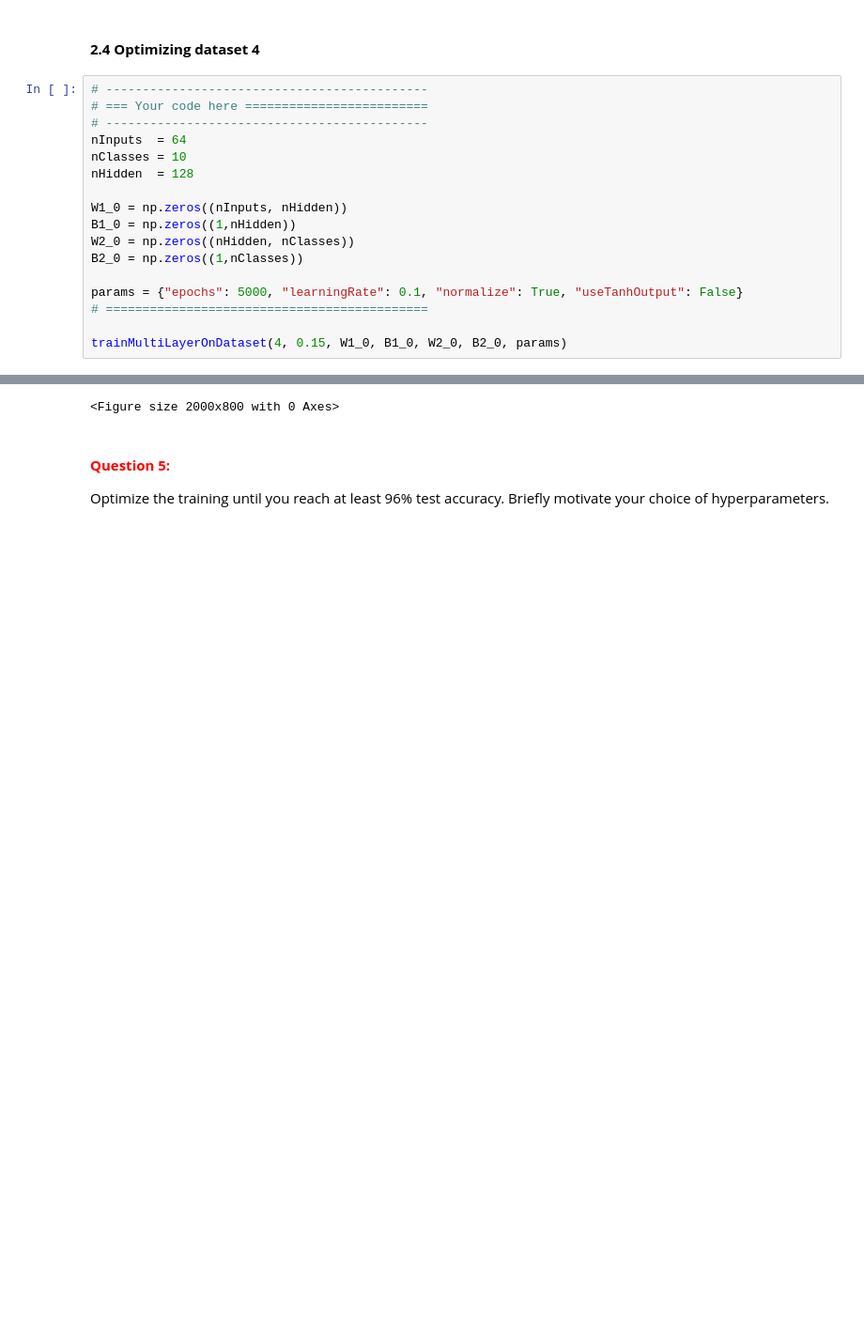
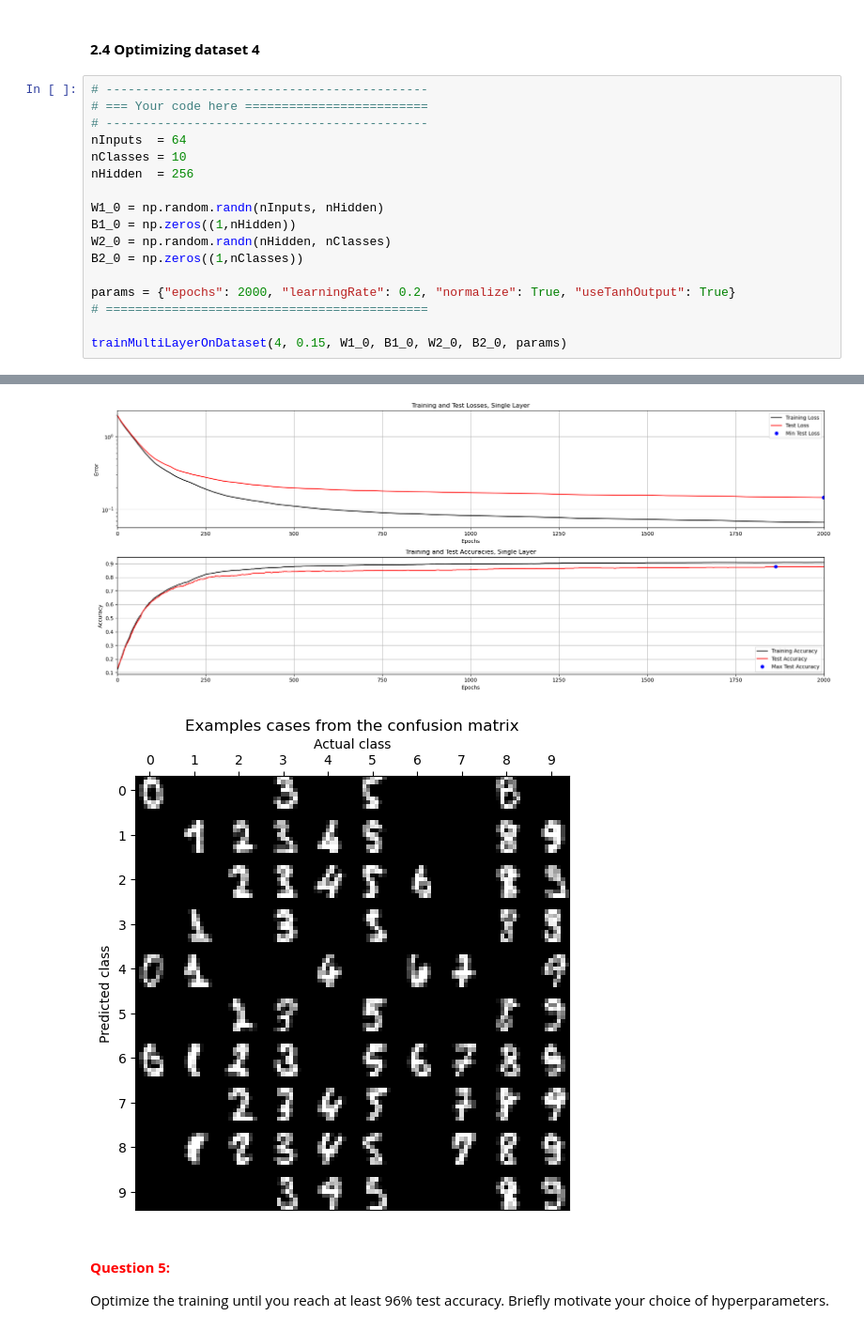
Before and after one commit to hugo-morvan/Neural_Networks, a Jupyter notebook: LabCode/A1_Supervised/main3_MultiLayer.ipynb, the cells around one changed output, grey strips where cells are left out. Shown at 94% size. Drawn from its saved outputs; the diff is of its cells as text; blank space fills up the shorter version.

```diff
--- a/LabCode/A1_Supervised/main3_MultiLayer.ipynb
+++ b/LabCode/A1_Supervised/main3_MultiLayer.ipynb
@@ -482,14 +477,14 @@ Optimize the training until you reach at least 99% test accuracy. Briefly motiva
 # --------------------------------------------
 nInputs  = 64
 nClasses = 10
-nHidden  = 128
+nHidden  = 256
 
-W1_0 = np.zeros((nInputs, nHidden))
+W1_0 = np.random.randn(nInputs, nHidden)
 B1_0 = np.zeros((1,nHidden))
-W2_0 = np.zeros((nHidden, nClasses))
+W2_0 = np.random.randn(nHidden, nClasses)
 B2_0 = np.zeros((1,nClasses))
 
-params = {"epochs": 5000, "learningRate": 0.1, "normalize": True, "useTanhOutput": False}
+params = {"epochs": 2000, "learningRate": 0.2, "normalize": True, "useTanhOutput": True}
 # ============================================
 
 trainMultiLayerOnDataset(4, 0.15, W1_0, B1_0, W2_0, B2_0, params)
@@ -498,4 +505,5 @@ ValueError: operands could not be broadcast together with shapes (4777,10) (4777
-<Figure size 2000x800 with 0 Axes>
+[figure, added]
+[figure, added]
 # %% [markdown]
 #### **<span style="color:red">Question 5:</span>**
 
```
Also changed, not shown: parts of 6 cells of this notebook, 2 other files.
